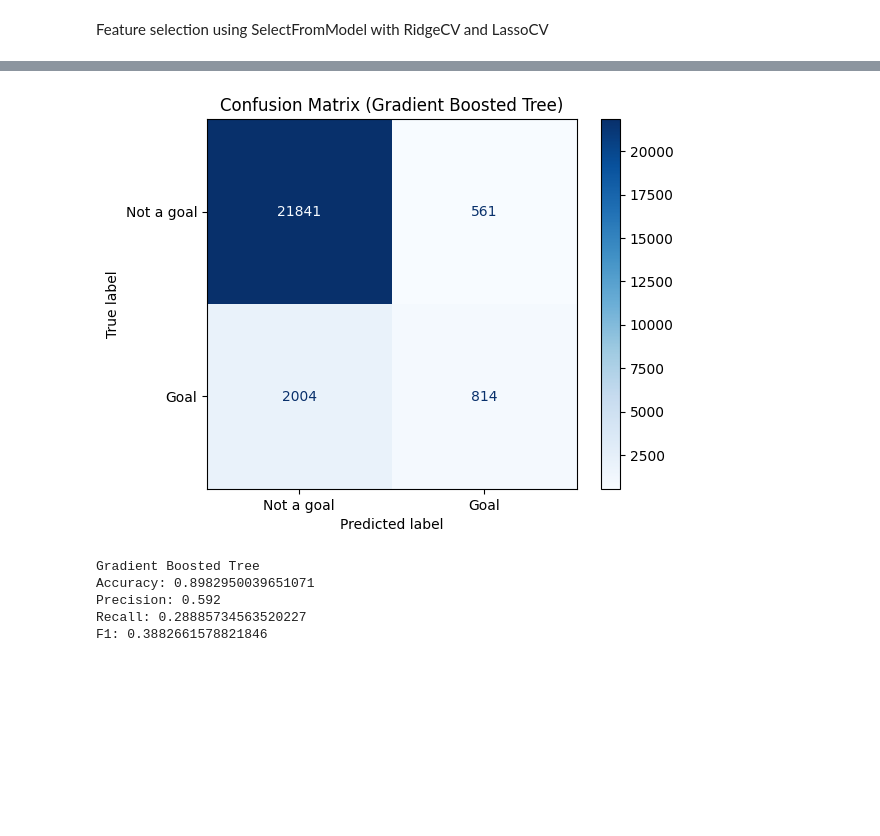
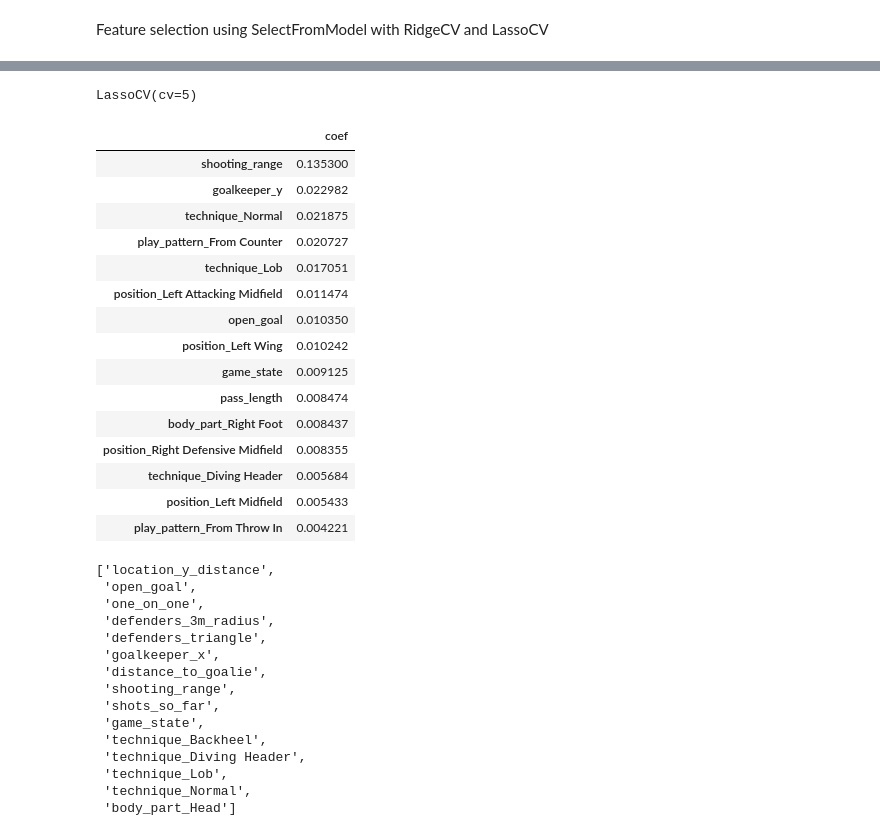
Before and after one commit to kkkarnav/BetterxG, a Jupyter notebook: 6_feature_selection.ipynb, the cells around one changed output, grey strips where cells are left out. Drawn from its saved outputs; the diff is of its cells as text; code cells hidden in the pictures; blank space fills up the shorter version.

```diff
--- a/6_feature_selection.ipynb
+++ b/6_feature_selection.ipynb
@@ -131,10 +45,0 @@ def preprocess_continuous(X, y):
-# %%
-def preprocess_classifier(X, y):
-
-    scaler = StandardScaler().fit(X)
-    X = scaler.transform(X)
-
-
-    X, y = SMOTE(sampling_strategy=0.3).fit_resample(X, y)
-
-    return X, y
@@ -237,3 +76,15 @@ selected
+# %%
+all_shots_y1 = all_shots["statsbomb_xg"]
+all_shots_y2 = all_shots["is_goal"]
+all_shots_X = all_shots.drop(["statsbomb_xg", "is_goal", "end_location_x", "end_location_y"], axis=1)
+
+laliga_y1 =laliga_shots["statsbomb_xg"]
+laliga_y2 =laliga_shots["is_goal"]
+laliga_X = laliga_shots.drop(["statsbomb_xg", "is_goal", "end_location_x", "end_location_y"], axis=1)
+
+bundesliga_y1 = bundesliga_shots["statsbomb_xg"]
+bundesliga_y2 = bundesliga_shots["is_goal"]
+bundesliga_X =  bundesliga_shots.drop(["statsbomb_xg", "is_goal", "end_location_x", "end_location_y"], axis=1)
 # %%
 def calculate_stats(results_test, results_pred, name):
     cm = confusion_matrix(results_test, results_pred)
@@ -326,11 +148,0 @@ F1: 0.4343277799302596
-# %%
-# testing the selected features using gradient_boosted_tree
-
-gbt_xg = gradient_boosted_tree()
-# %% [output]
-[figure, removed]
-Gradient Boosted Tree
-Accuracy: 0.8982950039651071
-Precision: 0.592
-Recall: 0.28885734563520227
-F1: 0.3882661578821846
@@ -336,0 +153,29 @@ F1: 0.3882661578821846
+# %%
+# SFM with LassoCV for all leagues
+
+from sklearn.linear_model import LassoCV
+lasso_cv = LassoCV(cv=5)
+lasso_cv.fit(bundesliga_X_train, bundesliga_y_train)
+# %% [output]
+LassoCV(cv=5)
+# %%
+coefs = pd.DataFrame(lasso_cv.coef_, index=bundesliga_X.columns, columns=["coef"])
+coefs.sort_values(by="coef", ascending=False, inplace=True)
+coefs[:15]
+# %% [output]
+|  | coef |
+| shooting_range | 0.135300 |
+| goalkeeper_y | 0.022982 |
+| technique_Normal | 0.021875 |
+| play_pattern_From Counter | 0.020727 |
+| technique_Lob | 0.017051 |
+| position_Left Attacking Midfield | 0.011474 |
+| open_goal | 0.010350 |
+| position_Left Wing | 0.010242 |
+| game_state | 0.009125 |
+| pass_length | 0.008474 |
+| body_part_Right Foot | 0.008437 |
+| position_Right Defensive Midfield | 0.008355 |
+| technique_Diving Header | 0.005684 |
+| position_Left Midfield | 0.005433 |
+| play_pattern_From Throw In | 0.004221 |
@@ -336,0 +197,18 @@ F1: 0.3882661578821846
+# %%
+selected_all
+# %% [output]
+['location_y_distance',
+ 'open_goal',
+ 'one_on_one',
+ 'defenders_3m_radius',
+ 'defenders_triangle',
+ 'goalkeeper_x',
+ 'distance_to_goalie',
+ 'shooting_range',
+ 'shots_so_far',
+ 'game_state',
+ 'technique_Backheel',
+ 'technique_Diving Header',
+ 'technique_Lob',
+ 'technique_Normal',
+ 'body_part_Head']
```
Also changed, not shown: parts of 30 cells of this notebook.
